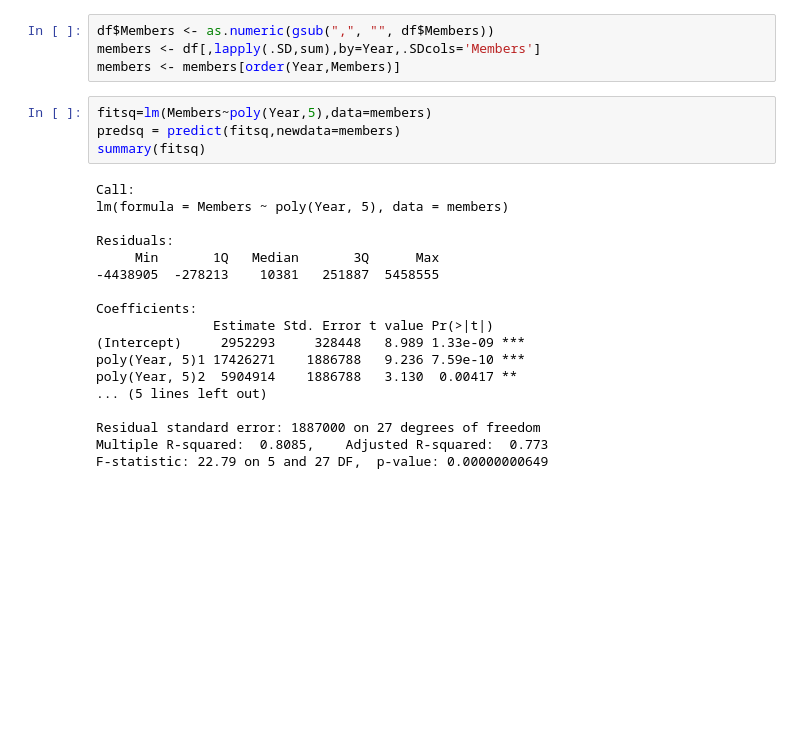
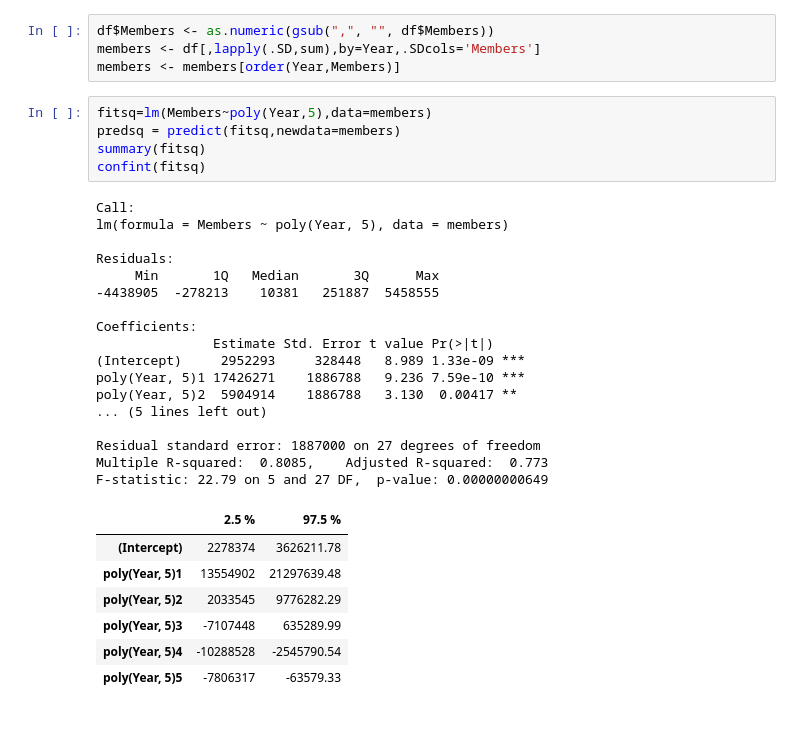
Before and after one commit to CalebWelch/anime_scores, a Jupyter notebook: Ranalysis.ipynb, the cells around one changed output. Cells and saved outputs as stored; diff of their text form; blank space fills up the shorter version.

```diff
--- a/Ranalysis.ipynb
+++ b/Ranalysis.ipynb
@@ -67,25 +96,33 @@ members <- members[order(Year,Members)]
 # %%
 fitsq=lm(Members~poly(Year,5),data=members)
 predsq = predict(fitsq,newdata=members)
 summary(fitsq)
+confint(fitsq)
 # %% [output]
 Call:
 lm(formula = Members ~ poly(Year, 5), data = members)
 
 Residuals:
      Min       1Q   Median       3Q      Max
 -4438905  -278213    10381   251887  5458555
 
 Coefficients:
                Estimate Std. Error t value Pr(>|t|)
 (Intercept)     2952293     328448   8.989 1.33e-09 ***
 poly(Year, 5)1 17426271    1886788   9.236 7.59e-10 ***
 poly(Year, 5)2  5904914    1886788   3.130  0.00417 **
 ... (5 lines left out)
 
 Residual standard error: 1887000 on 27 degrees of freedom
 Multiple R-squared:  0.8085,    Adjusted R-squared:  0.773
 F-statistic: 22.79 on 5 and 27 DF,  p-value: 0.00000000649
+|  | 2.5 % | 97.5 % |
+| (Intercept) | 2278374 | 3626211.78 |
+| poly(Year, 5)1 | 13554902 | 21297639.48 |
+| poly(Year, 5)2 | 2033545 | 9776282.29 |
+| poly(Year, 5)3 | -7107448 | 635289.99 |
+| poly(Year, 5)4 | -10288528 | -2545790.54 |
+| poly(Year, 5)5 | -7806317 | -63579.33 |
 # %% [markdown]
 <br>
 # %%
```
Also changed, not shown: parts of 5 cells of this notebook, 1 other file.
